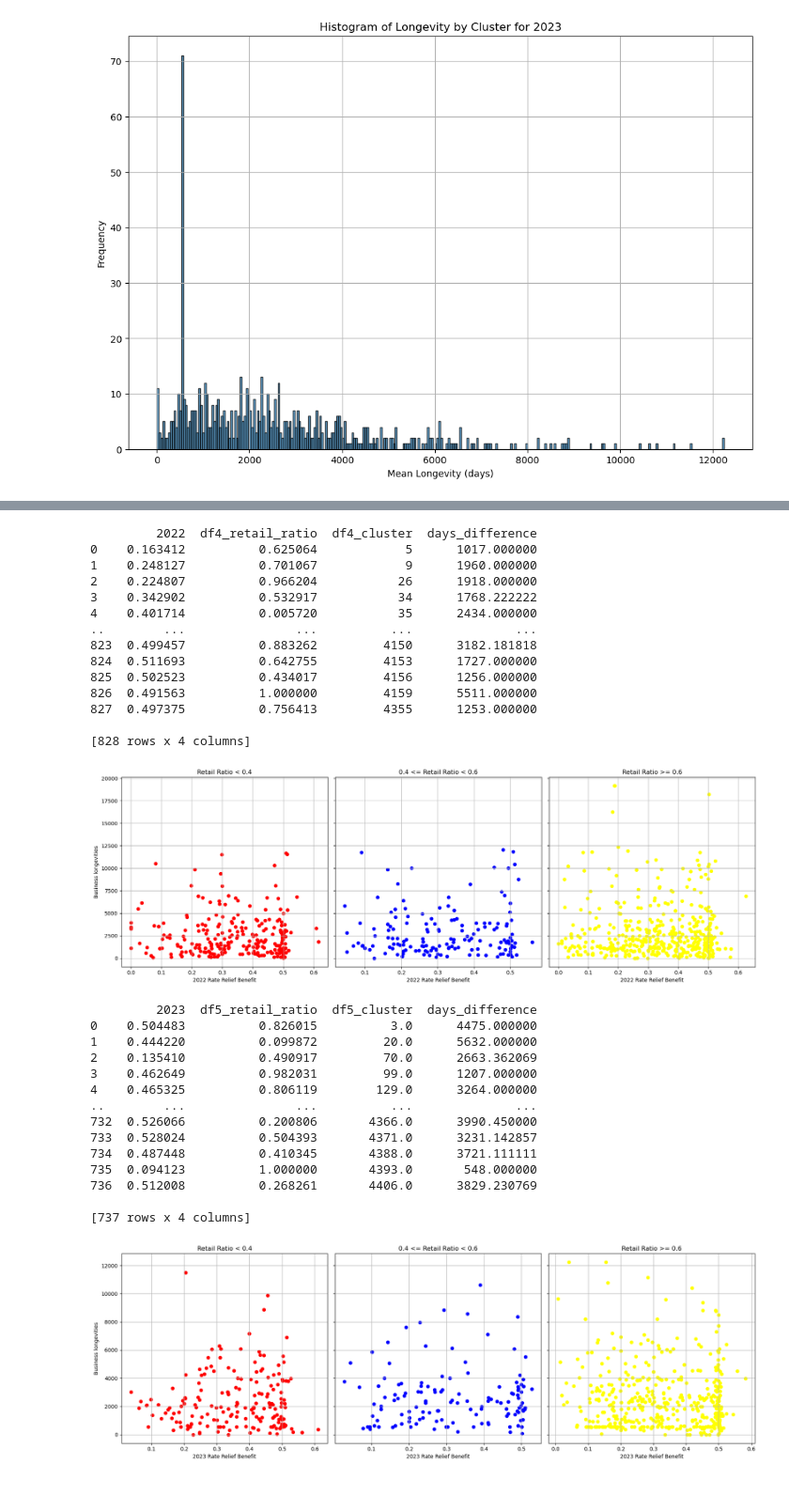
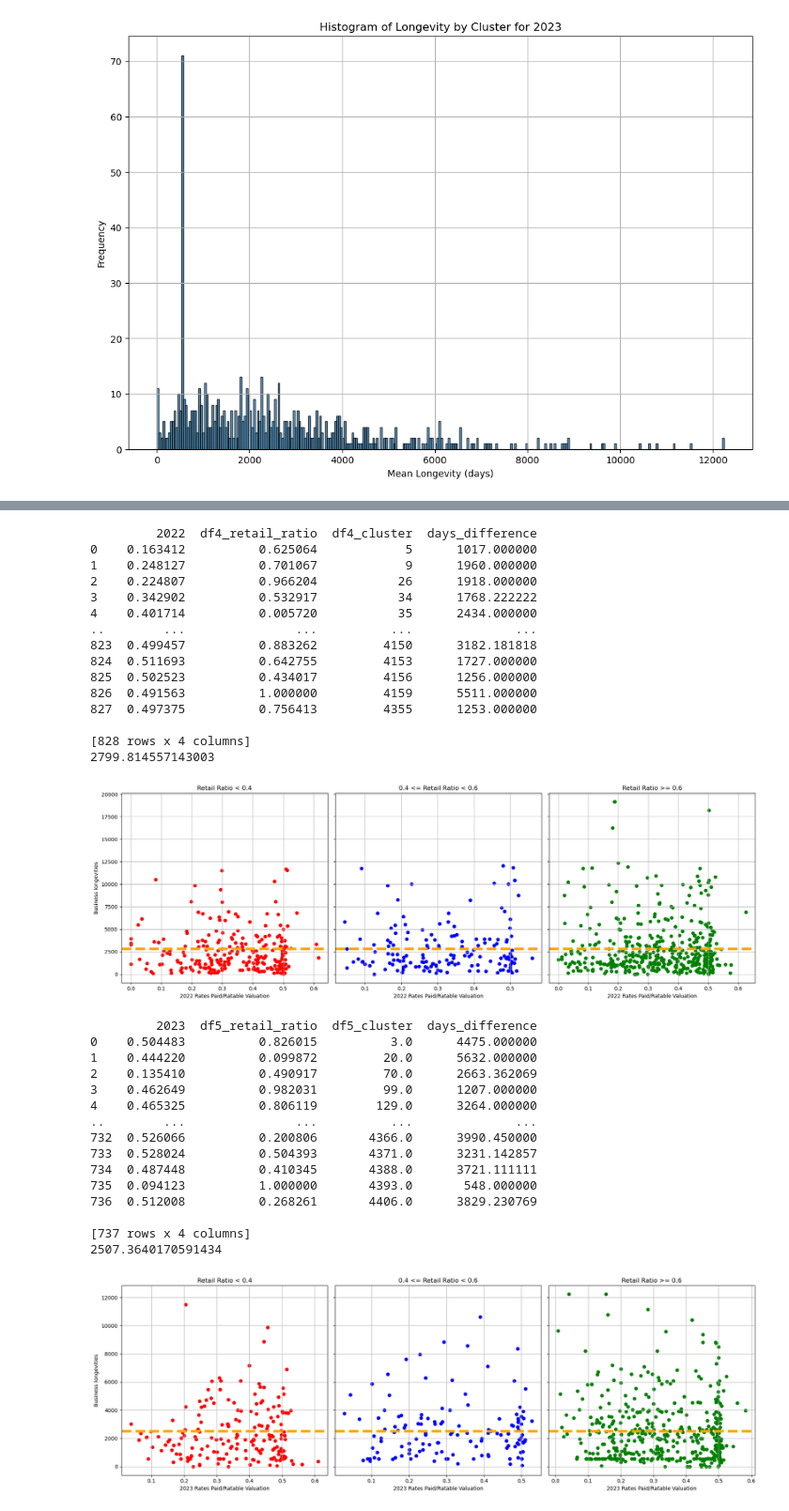
Before and after one commit to JasonFeng0512/Economic-and-Business-Impact-of-Rate-Relief-Policy-on-Commercial-Activities-across-the-UK, a Jupyter notebook: code.ipynb, the cells around one changed output, grey strips where cells are left out. Shown at 94% size. Saved outputs shown, nothing was run; the diff lists cells and outputs as text; code cells hidden in the pictures.

```diff
--- a/code.ipynb
+++ b/code.ipynb
@@ -1390,28 +1452,34 @@ longevities2022 = pd.merge(adv_rate_relief2022, longevity_by_cluster2022, on='df
 
 print(longevities2022)
 
-longevities2022['color'] = ['red' if x < 0.4 else 'blue' if x < 0.6 else 'yellow' for x in longevities2022['df4_retail_ratio']]
+longevities2022['color'] = ['red' if x < 0.4 else 'blue' if x < 0.6 else 'green' for x in longevities2022['df4_retail_ratio']]
+
+average_days_difference2022 = longevities2022['days_difference'].mean()
+print (average_days_difference2022)
 
 fig, axes = plt.subplots(1, 3, figsize=(18, 6), sharey=True)
 
 red_points = longevities2022[longevities2022['color'] == 'red']
 axes[0].scatter(red_points['2022'], red_points['days_difference'], color='red')
 axes[0].set_title('Retail Ratio < 0.4')
-axes[0].set_xlabel('2022 Rate Relief Benefit')
+axes[0].set_xlabel('2022 Rates Paid/Ratable Valuation')
 axes[0].set_ylabel('Business longevities')
 axes[0].grid(True)
+axes[0].axhline(average_days_difference2022, color='orange', linestyle='--', linewidth=5, label='Average longevity')
 
 blue_points = longevities2022[longevities2022['color'] == 'blue']
 axes[1].scatter(blue_points['2022'], blue_points['days_difference'], color='blue')
 axes[1].set_title('0.4 <= Retail Ratio < 0.6')
-axes[1].set_xlabel('2022 Rate Relief Benefit')
+axes[1].set_xlabel('2022 Rates Paid/Ratable Valuation')
 axes[1].grid(True)
+axes[1].axhline(average_days_difference2022, color='orange', linestyle='--', linewidth=5, label='Average longevity')
 
-yellow_points = longevities2022[longevities2022['color'] == 'yellow']
-axes[2].scatter(yellow_points['2022'], yellow_points['days_difference'], color='yellow')
+yellow_points = longevities2022[longevities2022['color'] == 'green']
+axes[2].scatter(yellow_points['2022'], yellow_points['days_difference'], color='green')
 axes[2].set_title('Retail Ratio >= 0.6')
-axes[2].set_xlabel('2022 Rate Relief Benefit')
+axes[2].set_xlabel('2022 Rates Paid/Ratable Valuation')
 axes[2].grid(True)
+axes[2].axhline(average_days_difference2022, color='orange', linestyle='--', linewidth=5, label='Average longevity')
 
 # Adjust layout and show plot
 plt.tight_layout()
@@ -1431,52 +1499,60 @@ plt.show()
 827  0.497375          0.756413         4355      1253.000000
 
 [828 rows x 4 columns]
+2799.814557143003
-[figure, old version]
+[figure, new version]
 # %%
 adv_rate_relief2023 = adv_rate_relief[['2023', 'df5_retail_ratio', 'df5_cluster']]
 longevities2023 = pd.merge(adv_rate_relief2023, longevity_by_cluster2023, on='df5_cluster', how='inner')
 
 print(longevities2023)
 
-longevities2023['color'] = ['red' if x < 0.4 else 'blue' if x < 0.6 else 'yellow' for x in longevities2023['df5_retail_ratio']]
+longevities2023['color'] = ['red' if x < 0.4 else 'blue' if x < 0.6 else 'green' for x in longevities2023['df5_retail_ratio']]
+
+average_days_difference2023 = longevities2023['days_difference'].mean()
+print (average_days_difference2023)
 
 fig, axes = plt.subplots(1, 3, figsize=(18, 6), sharey=True)
 
 red_points = longevities2023[longevities2023['color'] == 'red']
 axes[0].scatter(red_points['2023'], red_points['days_difference'], color='red')
 axes[0].set_title('Retail Ratio < 0.4')
-axes[0].set_xlabel('2023 Rate Relief Benefit')
+axes[0].set_xlabel('2023 Rates Paid/Ratable Valuation')
 axes[0].set_ylabel('Business longevities')
 axes[0].grid(True)
+axes[0].axhline(average_days_difference2023, color='orange', linestyle='--', linewidth=5, label='Average longevity')
 
 blue_points = longevities2023[longevities2023['color'] == 'blue']
 axes[1].scatter(blue_points['2023'], blue_points['days_difference'], color='blue')
 axes[1].set_title('0.4 <= Retail Ratio < 0.6')
-axes[1].set_xlabel('2023 Rate Relief Benefit')
+axes[1].set_xlabel('2023 Rates Paid/Ratable Valuation')
 axes[1].grid(True)
+axes[1].axhline(average_days_difference2023, color='orange', linestyle='--', linewidth=5, label='Average longevity')
 
-yellow_points = longevities2023[longevities2023['color'] == 'yellow']
-axes[2].scatter(yellow_points['2023'], yellow_points['days_difference'], color='yellow')
+yellow_points = longevities2023[longevities2023['color'] == 'green']
+axes[2].scatter(yellow_points['2023'], yellow_points['days_difference'], color='green')
 axes[2].set_title('Retail Ratio >= 0.6')
-axes[2].set_xlabel('2023 Rate Relief Benefit')
+axes[2].set_xlabel('2023 Rates Paid/Ratable Valuation')
 axes[2].grid(True)
+axes[2].axhline(average_days_difference2023, color='orange', linestyle='--', linewidth=5, label='Average longevity')
 
 # Adjust layout and show plot
 plt.tight_layout()
 plt.show()
 # %% [output]
          2023  df5_retail_ratio  df5_cluster  days_difference
 0    0.504483          0.826015          3.0      4475.000000
 1    0.444220          0.099872         20.0      5632.000000
 2    0.135410          0.490917         70.0      2663.362069
 3    0.462649          0.982031         99.0      1207.000000
 4    0.465325          0.806119        129.0      3264.000000
 ..        ...               ...          ...              ...
 732  0.526066          0.200806       4366.0      3990.450000
 733  0.528024          0.504393       4371.0      3231.142857
 734  0.487448          0.410345       4388.0      3721.111111
 735  0.094123          1.000000       4393.0       548.000000
 736  0.512008          0.268261       4406.0      3829.230769
 
 [737 rows x 4 columns]
+2507.3640170591434
-[figure, old version]
+[figure, new version]
```
Also changed, not shown: parts of 14 cells of this notebook.
